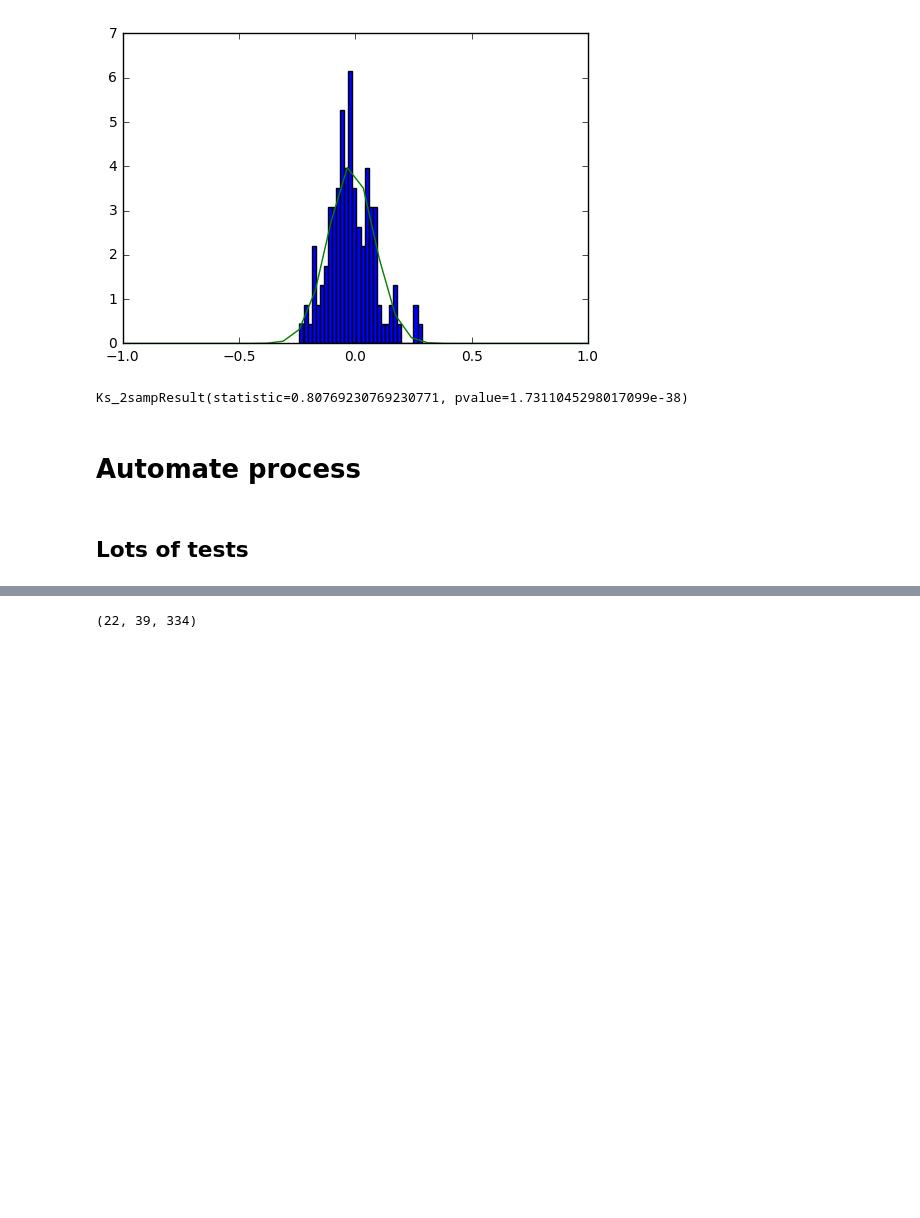
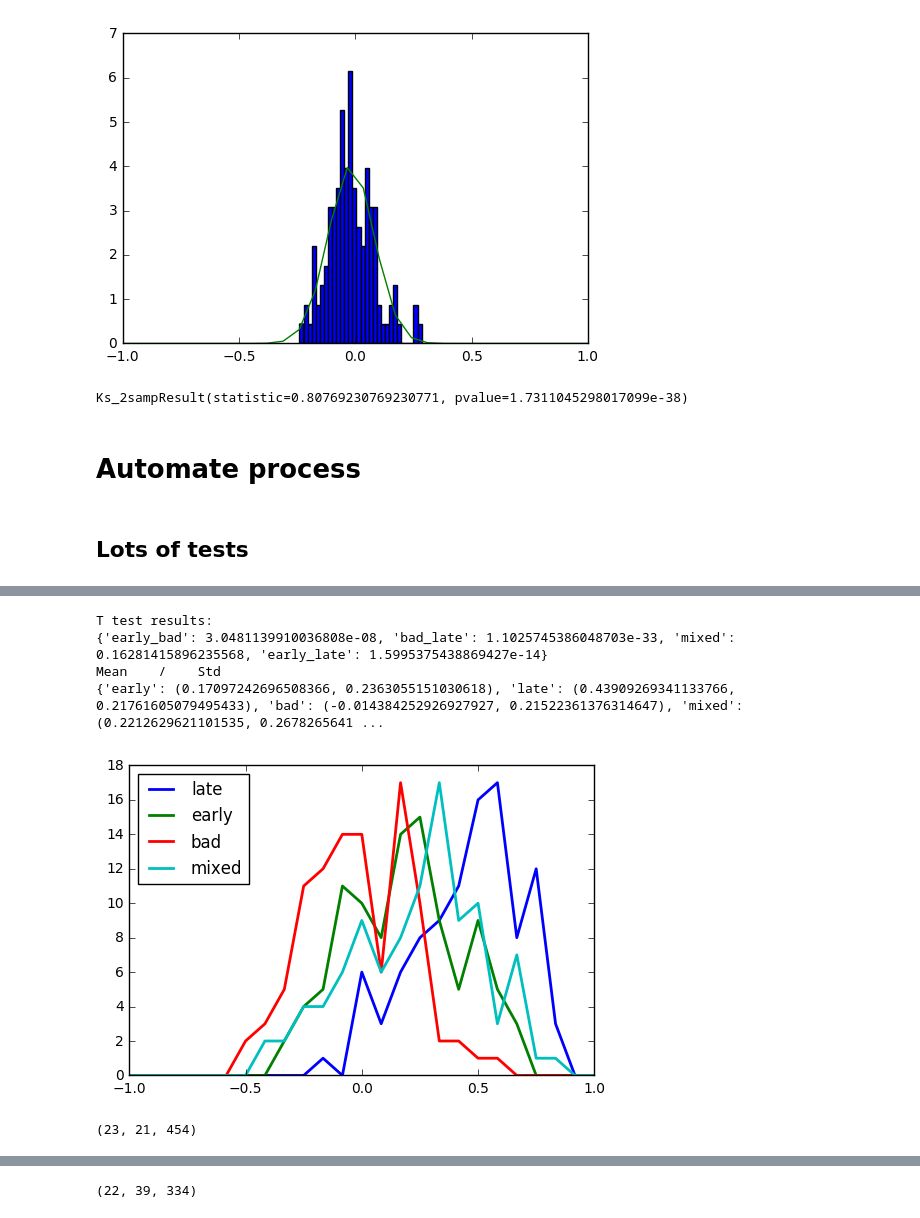
Before and after one commit to EstevaoUyra/Spikes, a Jupyter notebook: decoder.ipynb, the cells around one changed output, grey strips where cells are left out. Saved outputs shown, nothing was run; the diff lists cells and outputs as text; code cells hidden in the pictures; blank space fills up the shorter version.

```diff
--- a/decoder.ipynb
+++ b/decoder.ipynb
@@ -333,0 +496,24 @@ trainSize=60
+# %%
+t,k,mean_std,allCorrs = late_early_bad(endingDS, beginningDS, timesToUse, trainSize, clf=SVC())
+# %%
+print('T test results: ')
+print(t)
+printMeanStd(mean_std)
+makeHist(allCorrs)
+# %% [output]
+T test results:
+{'early_bad': 3.0481139910036808e-08, 'bad_late': 1.1025745386048703e-33, 'mixed': 0.16281415896235568, 'early_late': 1.5995375438869427e-14}
+Mean    /    Std
+{'early': (0.17097242696508366, 0.2363055151030618), 'late': (0.43909269341133766, 0.21761605079495433), 'bad': (-0.014384252926927927, 0.21522361376314647), 'mixed': (0.2212629621101535, 0.2678265641 ...
+[figure, added]
+# %%
+normR7 = loadmat('normbin_r7.mat')['C']
+normR7 = np.nan_to_num(np.swapaxes(normR7,0,2))
+print(normR7.shape)
+
+endingDS = normR7[:23,:10,-100:]
+beginningDS = normR7[:23,:10,:100]
+timesToUse = range(10)
+trainSize = 80
+# %% [output]
+(23, 21, 454)
```
Also changed, not shown: parts of 39 cells of this notebook.
